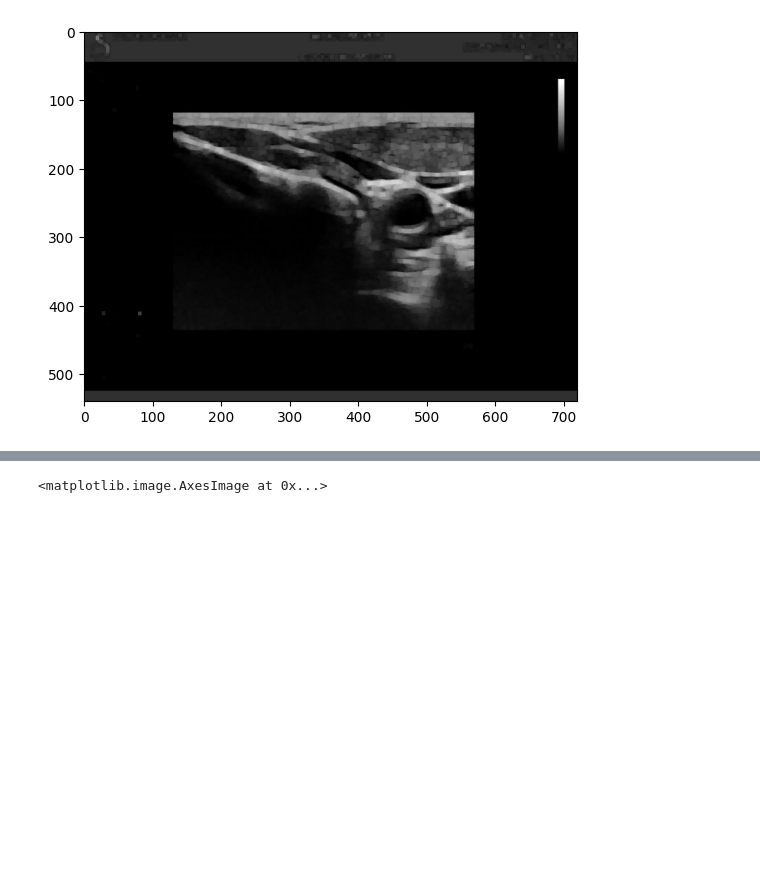
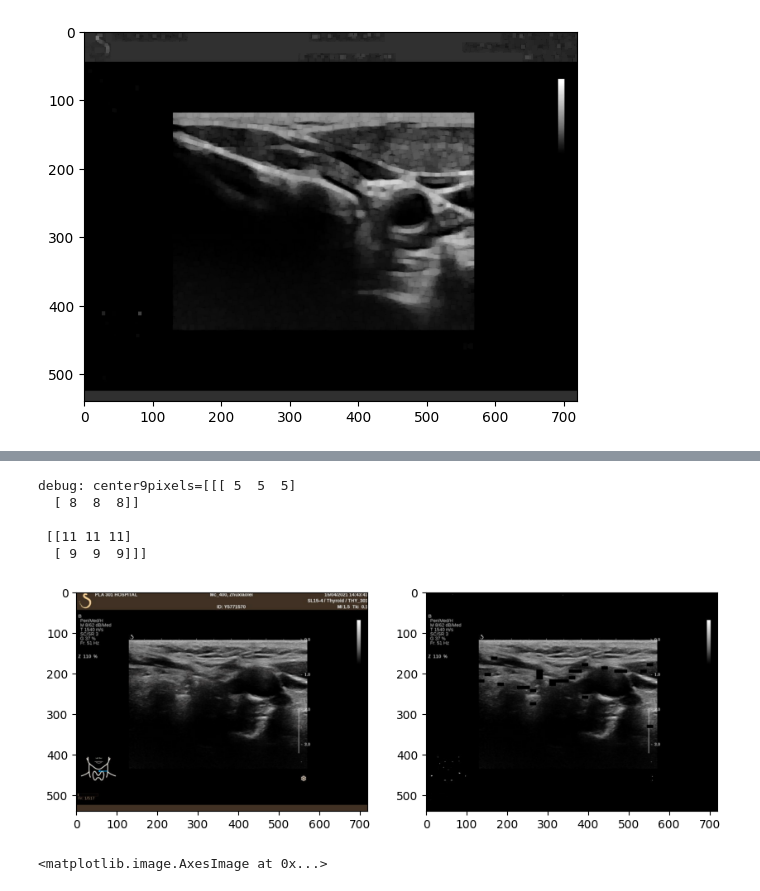
Before and after one commit to bibaodi/thyroid_train01, a Jupyter notebook: processImgs/improveCropUsImageRect241213.ipynb, the cells around one changed output, grey strips where cells are left out. Cells and saved outputs as stored; diff of their text form; code cells hidden in the pictures; blank space fills up the shorter version.

```diff
--- a/processImgs/improveCropUsImageRect241213.ipynb
+++ b/processImgs/improveCropUsImageRect241213.ipynb
@@ -349,3 +473,13 @@ debug:cropped_image.shape=(321, 424, 3)
+# %%
+fp = '/mnt/f/241129-zhipu-thyroid-datas/01-mini-batch/83CasesFirstImg/thyroidNodules_axp-082_frm-0001.png'
+testRemoveColorPixelsImg(fp)
+# %% [output]
+debug: center9pixels=[[[ 5  5  5]
+  [ 8  8  8]]
+
+ [[11 11 11]
+  [ 9  9  9]]]
+[figure, added]
 # %%
 imgBgr=cv2.imread(fp)
 img_removedColors=removeAllNonGrayscalePixels(imgBgr)
```
Also changed, not shown: parts of 3 cells of this notebook.
